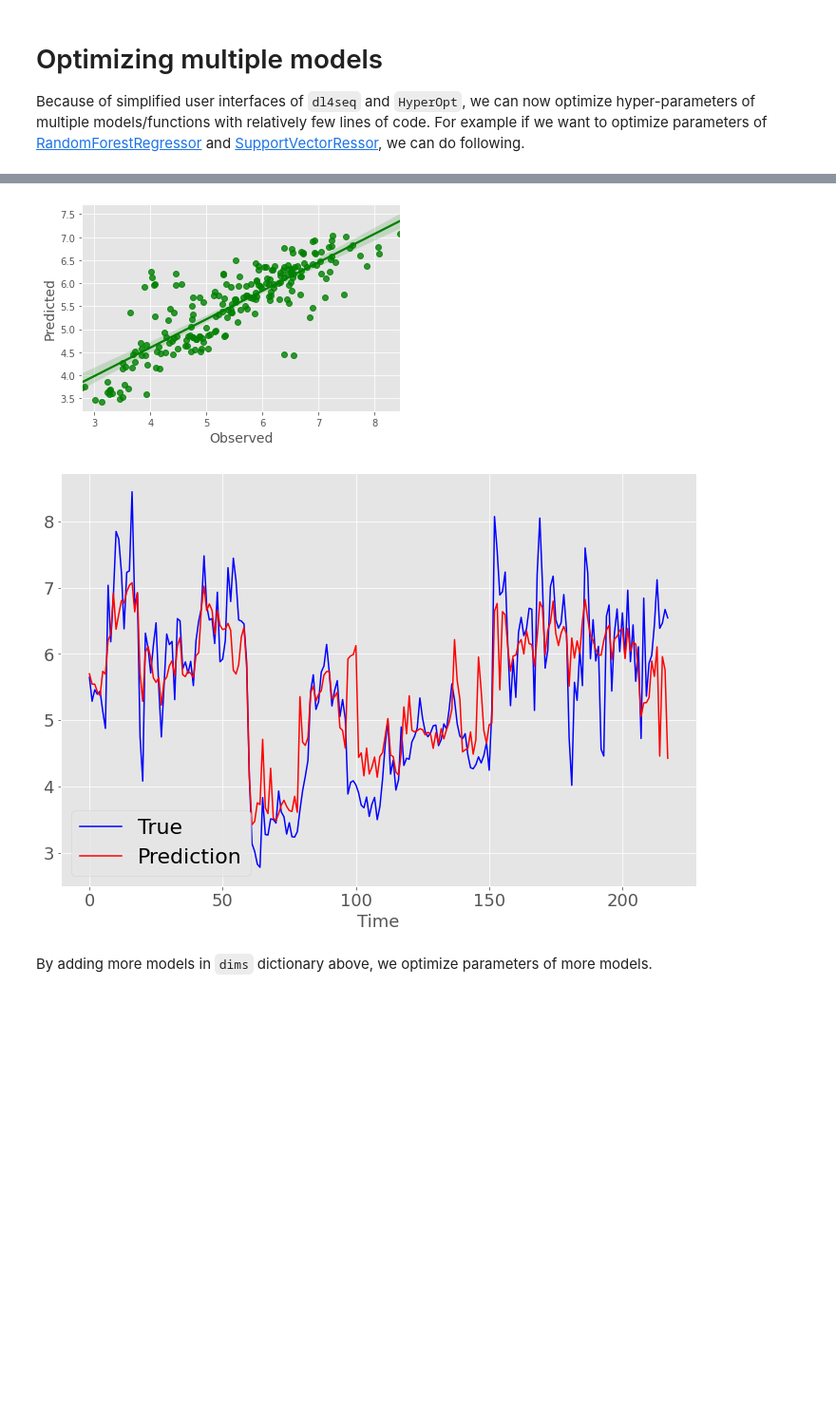
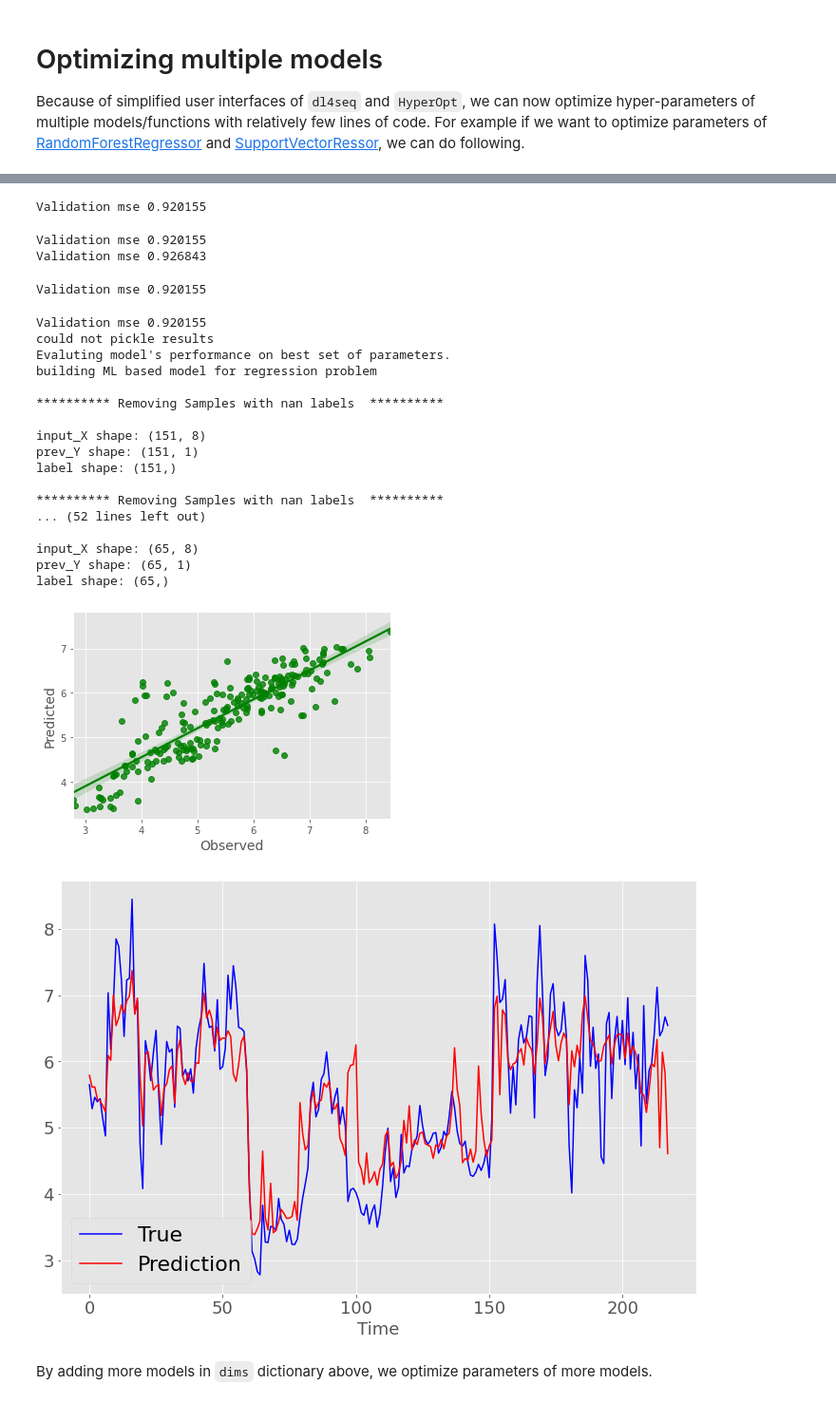
Before and after one commit to AtrCheema/AI4Water, a Jupyter notebook: examples/hyper_para_opt.ipynb, the cells around one changed output, grey strips where cells are left out. Shown at 95% size. Saved outputs shown, nothing was run; the diff lists cells and outputs as text; code cells hidden in the pictures; blank space fills up the shorter version.

```diff
--- a/examples/hyper_para_opt.ipynb
+++ b/examples/hyper_para_opt.ipynb
@@ -456,6 +460,8 @@ dims = {"SVR": {"dims":
          "x0": [300, 4, 3, 3]}
      }
 
+# container for saving the results.
+results = {}
 
 for model, paras in dims.items():
 
@@ -468,13 +474,14 @@ for model, paras in dims.items():
                                  "test_fraction": 0.3},
                    data=data,
                    eval_on_best=True,
-                   n_calls=15,
+                   n_calls=25,
                    use_named_args=True,
                    x0=paras["x0"]
                    )
 
     sr = opt.fit()
-    opt.eval_with_best()
+    _model = opt.eval_with_best(return_model=True)
+    results[model] = _model.predict(indices=_model.test_indices, pp=False)
 # %% [output]
 Validation mse 20.906884
 Validation mse 1.209681
@@ -541,4 +564,25 @@ o here 0 <class 'numpy.int32'>
+Validation mse 0.920155
+Validation mse 0.920155
+Validation mse 0.926843
+Validation mse 0.920155
+Validation mse 0.920155
+could not pickle results
+Evaluting model's performance on best set of parameters.
+building ML based model for regression problem
+
+********** Removing Samples with nan labels  **********
+
+input_X shape: (151, 8)
+prev_Y shape: (151, 1)
+label shape: (151,)
+
+********** Removing Samples with nan labels  **********
+... (52 lines left out)
+
+input_X shape: (65, 8)
+prev_Y shape: (65, 1)
+label shape: (65,)
-[figure, old version]
+[figure, new version]
-[figure, old version]
+[figure, new version]
 # %% [markdown]
 By adding more models in `dims` dictionary above, we optimize parameters of more models.
```
Also changed, not shown: parts of 5 cells of this notebook, 3 other files.
